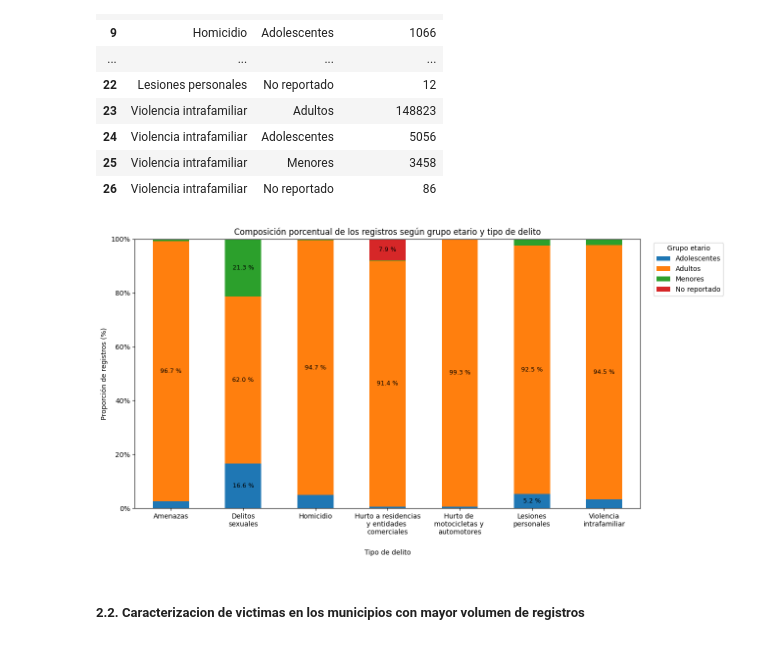
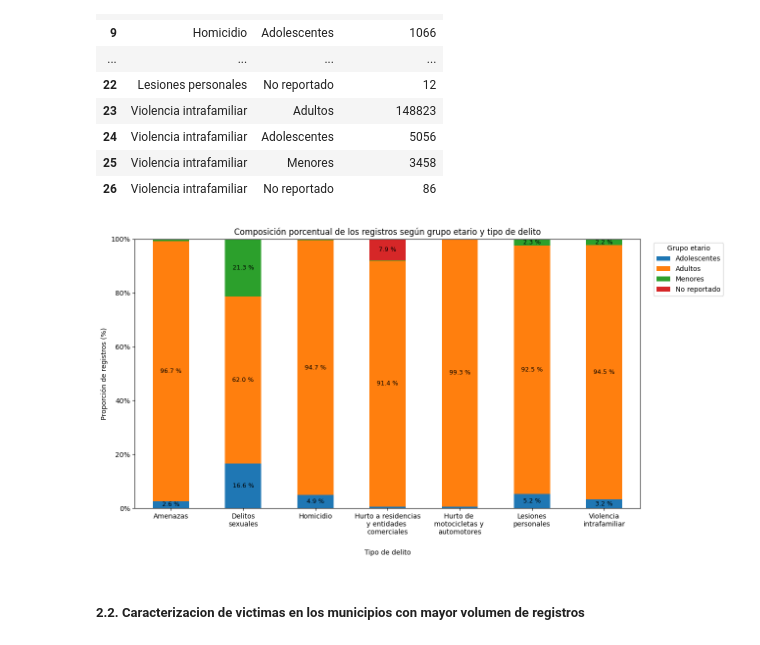
Before and after one commit to SaraBalbin/DW_Analisis_Criminalidad_Colombia, a Jupyter notebook: 04_Analisis_exploratorio.ipynb, the cells around one changed output. Saved outputs shown, nothing was run; the diff lists cells and outputs as text; code cells hidden in the pictures.

```diff
--- a/04_Analisis_exploratorio.ipynb
+++ b/04_Analisis_exploratorio.ipynb
@@ -800,35 +800,35 @@ ax.set_xticklabels(
 for i in range(tabla_edad_pct.shape[0]):
     acumulado = 0
 
     for j in range(tabla_edad_pct.shape[1]):
         valor = tabla_edad_pct.iloc[i, j]
 
-        if valor >= 5:
+        if valor >= 2:
             ax.text(
                 i,
                 acumulado + valor / 2,
                 f"{valor:.1f} %",
                 ha="center",
                 va="center",
                 fontsize=9
             )
 
         acumulado += valor
 
 # ==========================================================
 # LEYENDA
 # ==========================================================
 
 ax.legend(
     title="Grupo etario",
     bbox_to_anchor=(1.02, 1),
     loc="upper left"
 )
 
 plt.tight_layout()
 plt.show()
 # %% [output]
-[figure, old version]
+[figure, new version]
 # %% [markdown]
 ##### **2.2. Caracterizacion de victimas en los municipios con mayor volumen de registros**
 # %%
```
Also changed, not shown: parts of 3 cells of this notebook, 1 other file.
